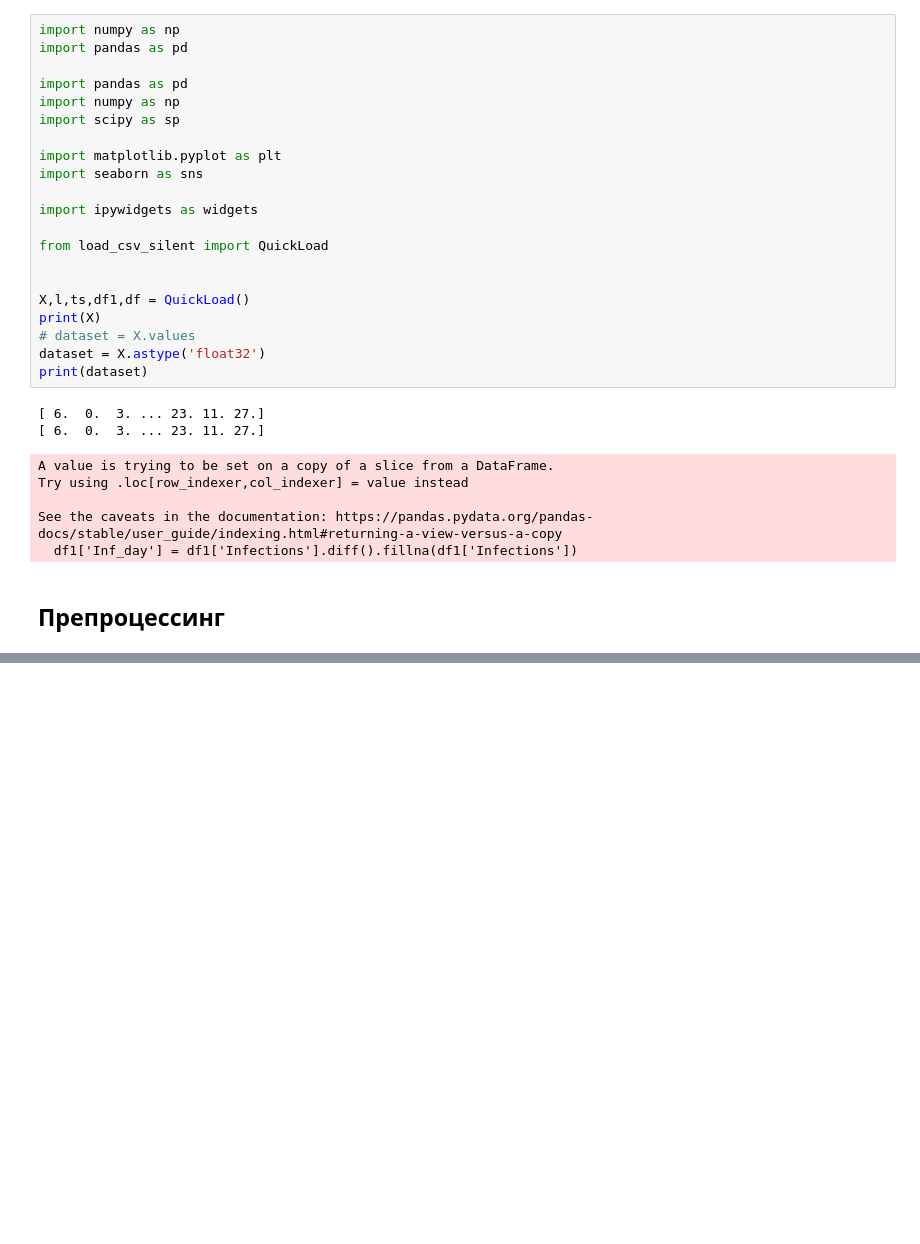
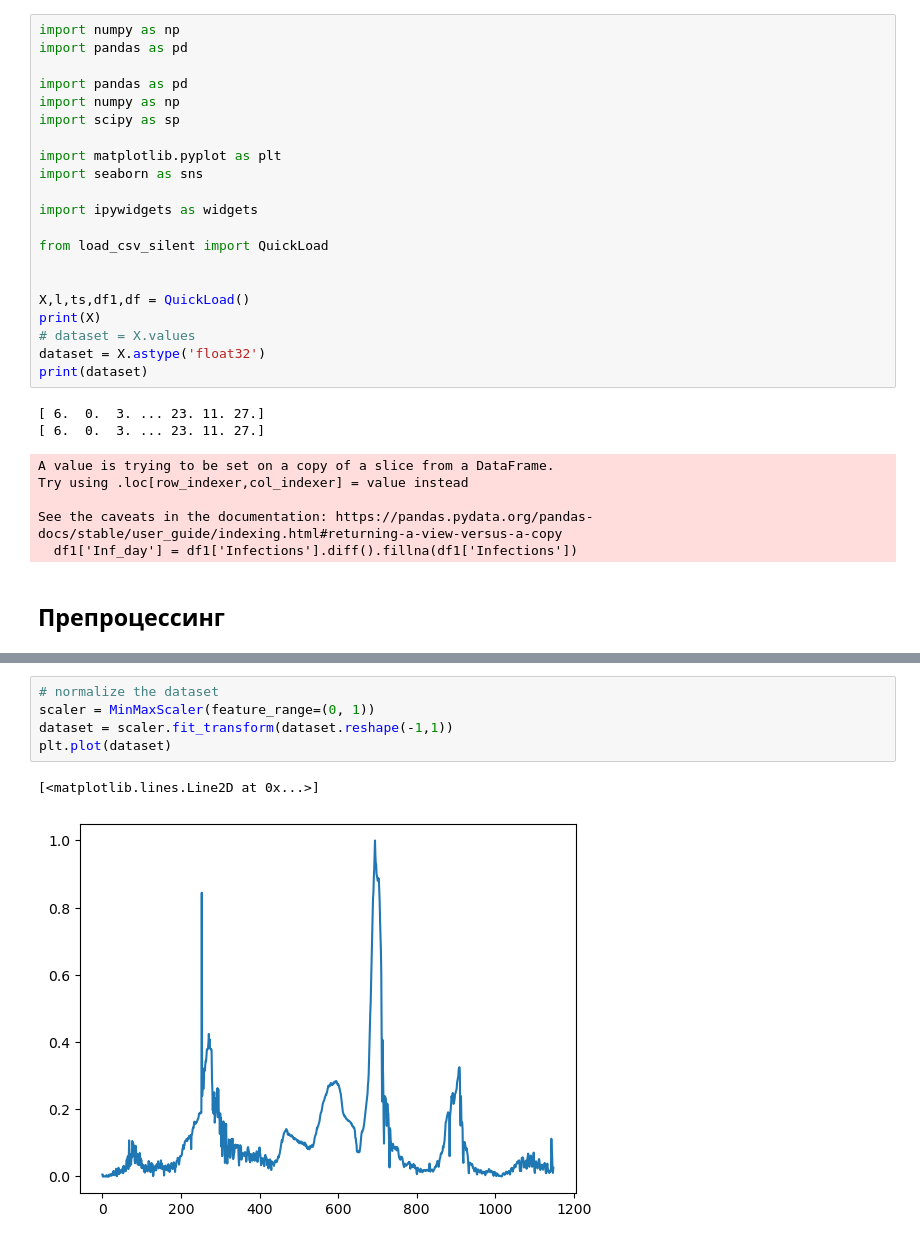
Before and after one commit to Alex-Samarkin/TSRevenko, a Jupyter notebook: Predict_neural_network.ipynb, the cells around one changed output, grey strips where cells are left out. Drawn from its saved outputs; the diff is of its cells as text; blank space fills up the shorter version.

```diff
--- a/Predict_neural_network.ipynb
+++ b/Predict_neural_network.ipynb
@@ -70,0 +75,8 @@ from keras.optimizers import (
+# %%
+# normalize the dataset
+scaler = MinMaxScaler(feature_range=(0, 1))
+dataset = scaler.fit_transform(dataset.reshape(-1,1))
+plt.plot(dataset)
+# %% [output]
+[<matplotlib.lines.Line2D at 0x...>]
+[figure, added]
```
Also changed, not shown: parts of 9 cells of this notebook.
